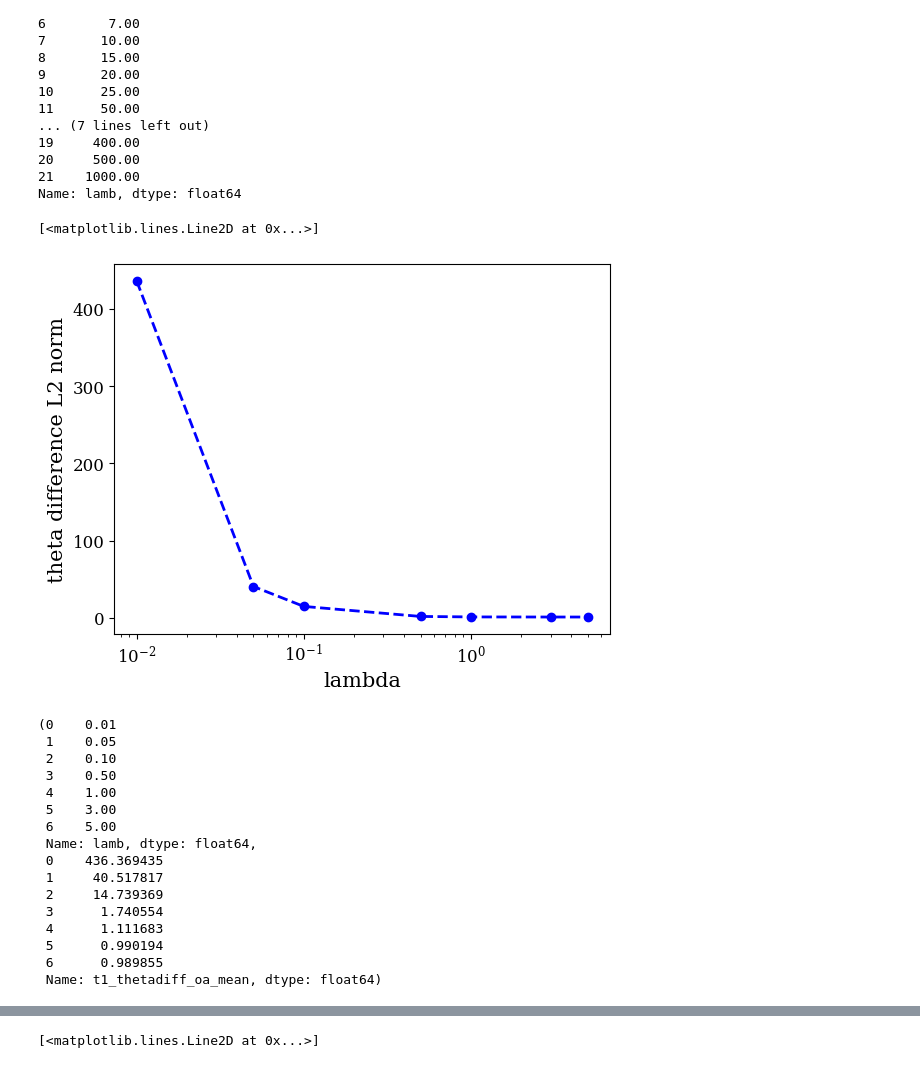
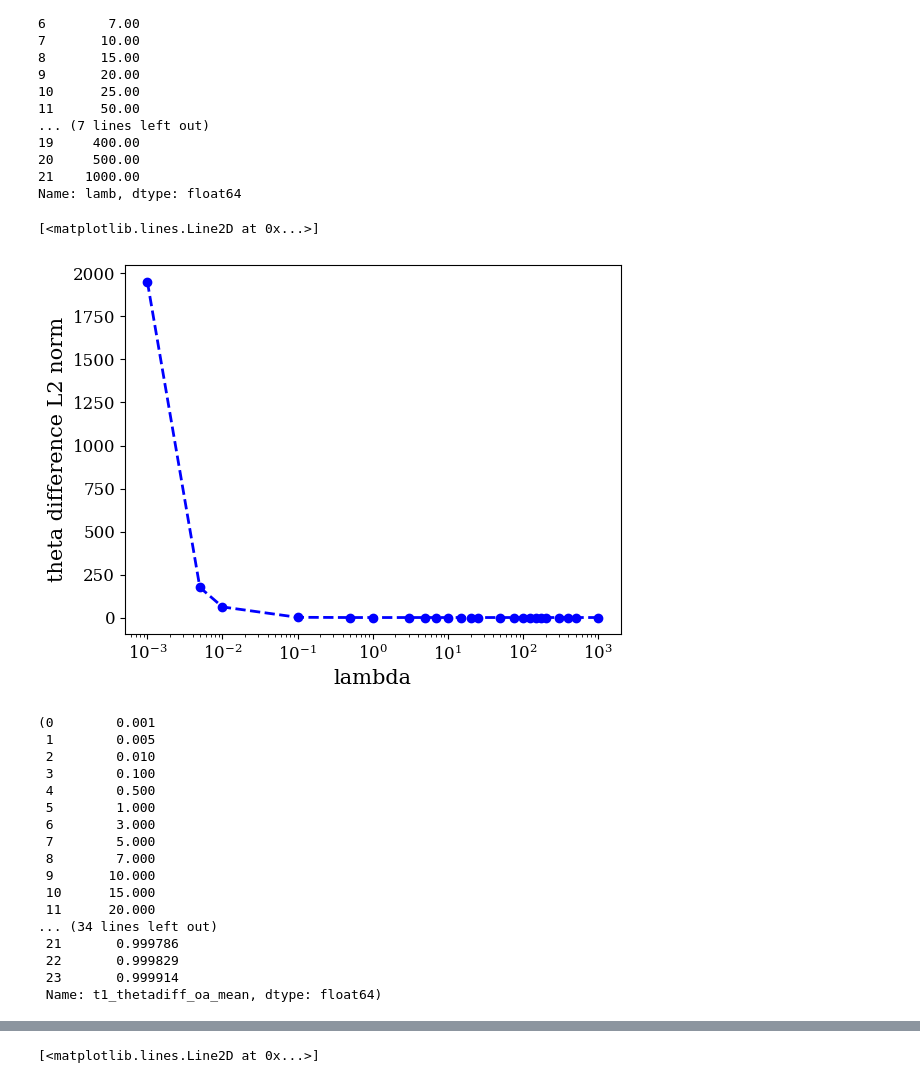
Before and after one commit to krishnacharya/pp-ridge, a Jupyter notebook: pp/slurmjobs/plot-synth-varylambda.ipynb, the cells around one changed output, grey strips where cells are left out. Drawn from its saved outputs; the diff is of its cells as text; code cells hidden in the pictures.

```diff
--- a/pp/slurmjobs/plot-synth-varylambda.ipynb
+++ b/pp/slurmjobs/plot-synth-varylambda.ipynb
@@ -139,32 +139,33 @@ df['lamb']
 21    1000.00
 Name: lamb, dtype: float64
 # %%
-df = pd.read_pickle("lambda-var2")
+df = pd.read_pickle("lambda-var-demoRakshit-nm")
 plt.xscale('log')
 plt.xlabel('lambda')
 plt.ylabel('theta difference L2 norm')
 plt.plot(df['lamb'], df['t1_thetadiff_oa_mean'], '--bo') # plotting t, a separately
 # %% [output]
 [<matplotlib.lines.Line2D at 0x...>]
-[figure, old version]
+[figure, new version]
 # %%
 df['lamb'], df['t1_thetadiff_oa_mean']
 # %% [output]
-(0    0.01
- 1    0.05
- 2    0.10
- 3    0.50
- 4    1.00
- 5    3.00
- 6    5.00
- Name: lamb, dtype: float64,
- 0    436.369435
- 1     40.517817
- 2     14.739369
- 3      1.740554
- 4      1.111683
- 5      0.990194
- 6      0.989855
+(0        0.001
+ 1        0.005
+ 2        0.010
+ 3        0.100
+ 4        0.500
+ 5        1.000
+ 6        3.000
+ 7        5.000
+ 8        7.000
+ 9       10.000
+ 10      15.000
+ 11      20.000
+... (34 lines left out)
+ 21       0.999786
+ 22       0.999829
+ 23       0.999914
  Name: t1_thetadiff_oa_mean, dtype: float64)
 # %%
 df = pd.read_pickle("lambda-var-bigeps")
```
Also changed, not shown: parts of 9 cells of this notebook, 4 other files.
